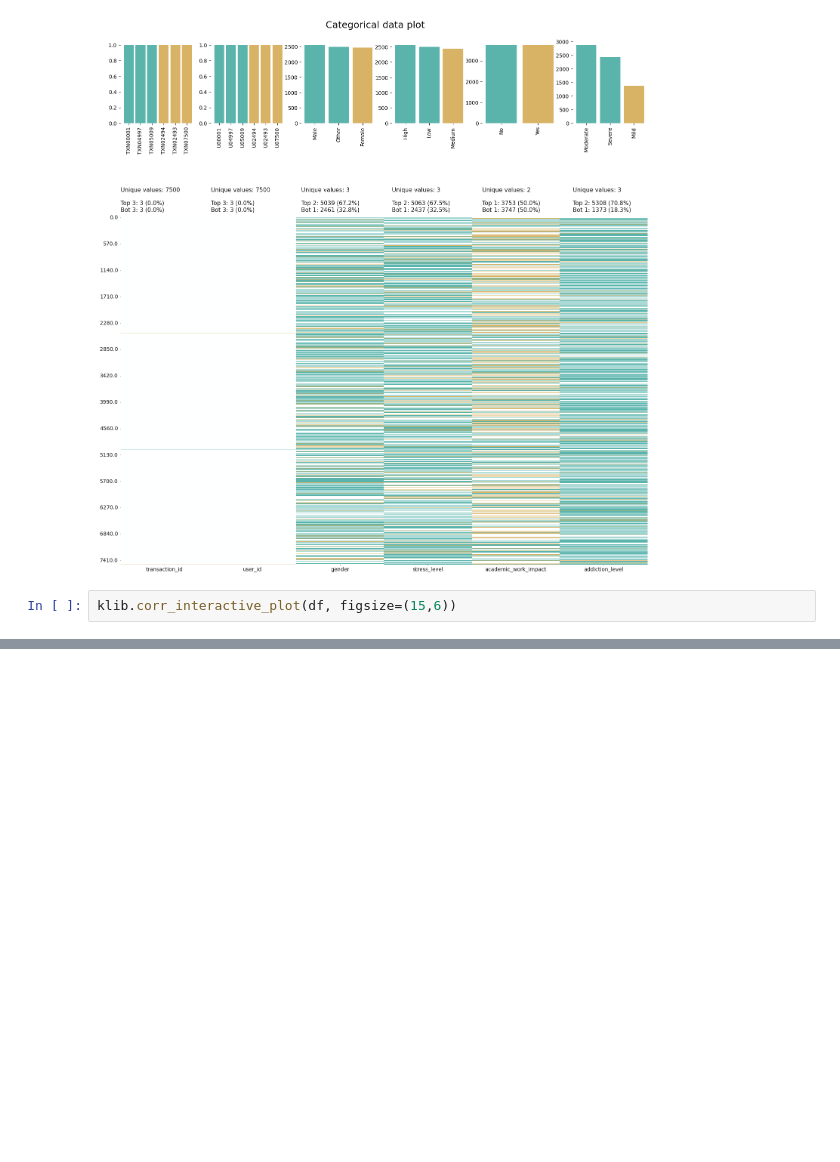
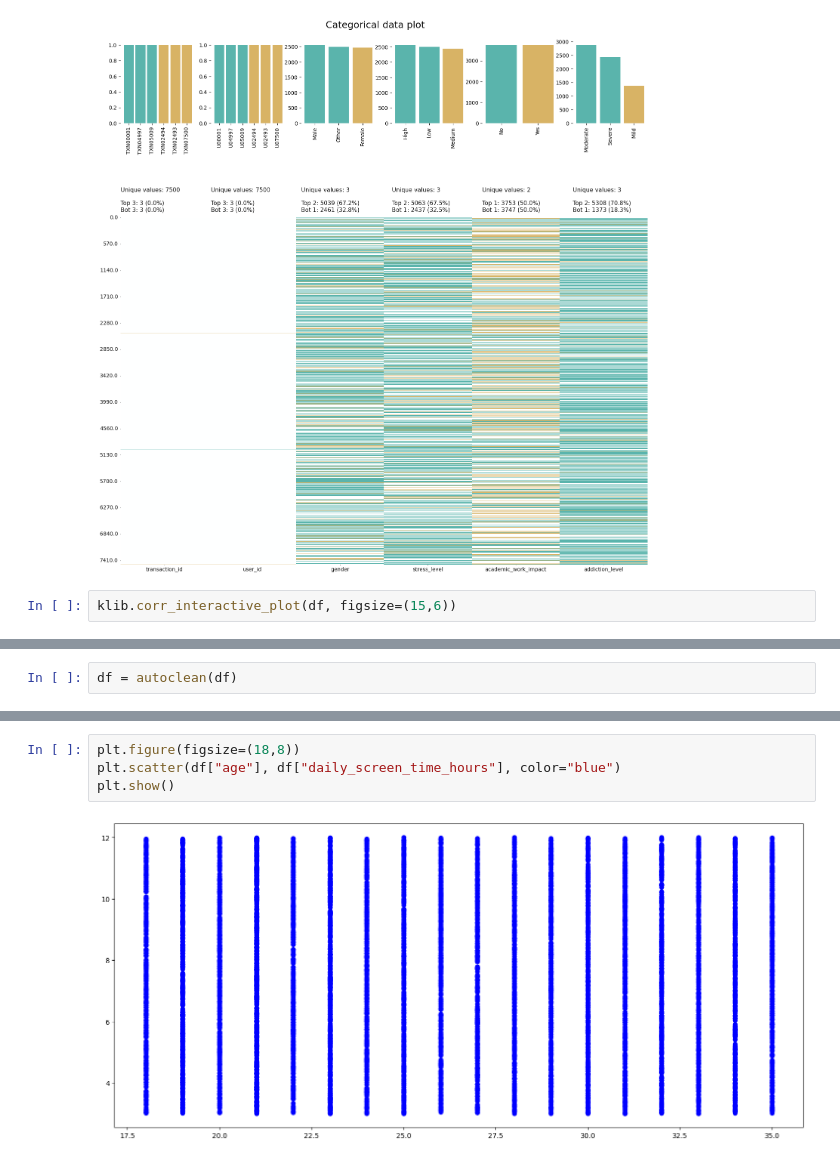
Before and after one commit to otabekrazzoqov/Machine-Learning-full-course-main, a Jupyter notebook: model_building_lesson_014/klib_datacleaner_main.ipynb, the cells around one changed output, grey strips where cells are left out. Drawn from its saved outputs; the diff is of its cells as text; blank space fills up the shorter version.

```diff
--- a/model_building_lesson_014/klib_datacleaner_main.ipynb
+++ b/model_building_lesson_014/klib_datacleaner_main.ipynb
@@ -47,0 +50,2 @@ klib.corr_interactive_plot(df, figsize=(15,6))
+# %%
+df = autoclean(df)
@@ -47,0 +86,6 @@ klib.corr_interactive_plot(df, figsize=(15,6))
+# %%
+plt.figure(figsize=(18,8))
+plt.scatter(df["age"], df["daily_screen_time_hours"], color="blue")
+plt.show()
+# %% [output]
+[figure, added]
```
Also changed, not shown: parts of 19 cells of this notebook.
